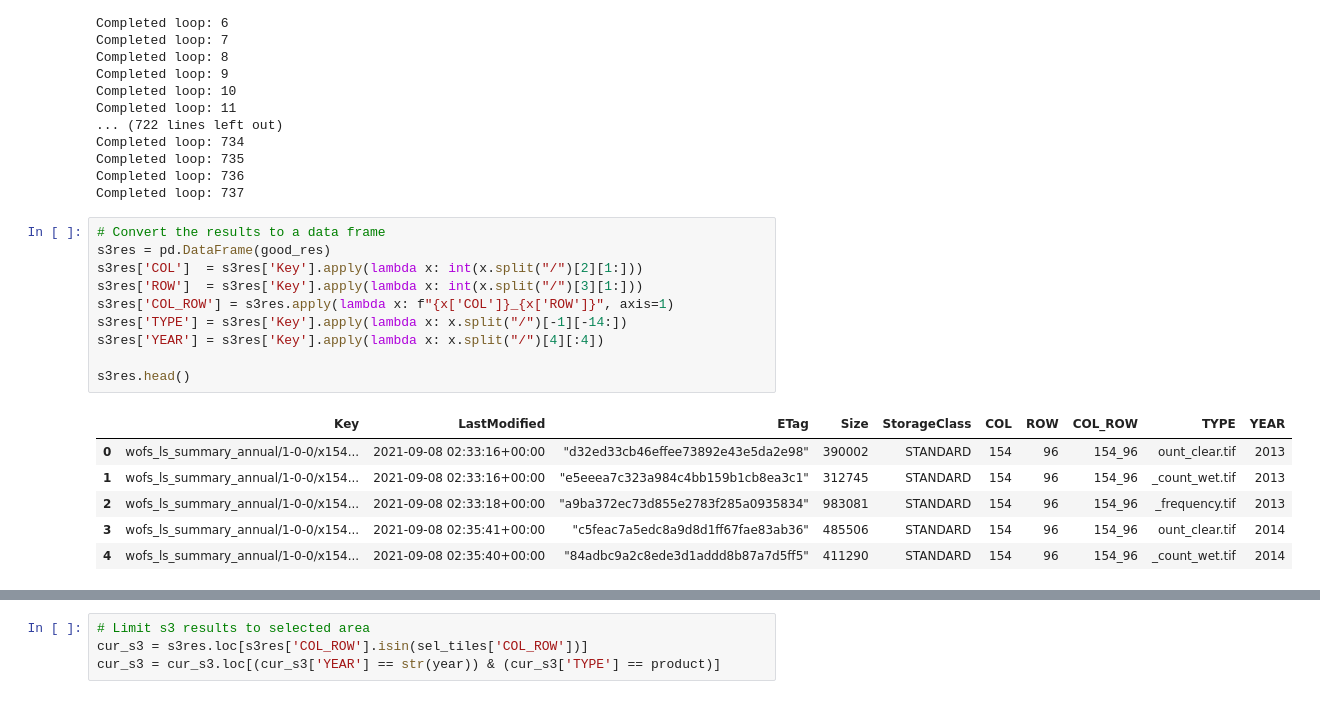
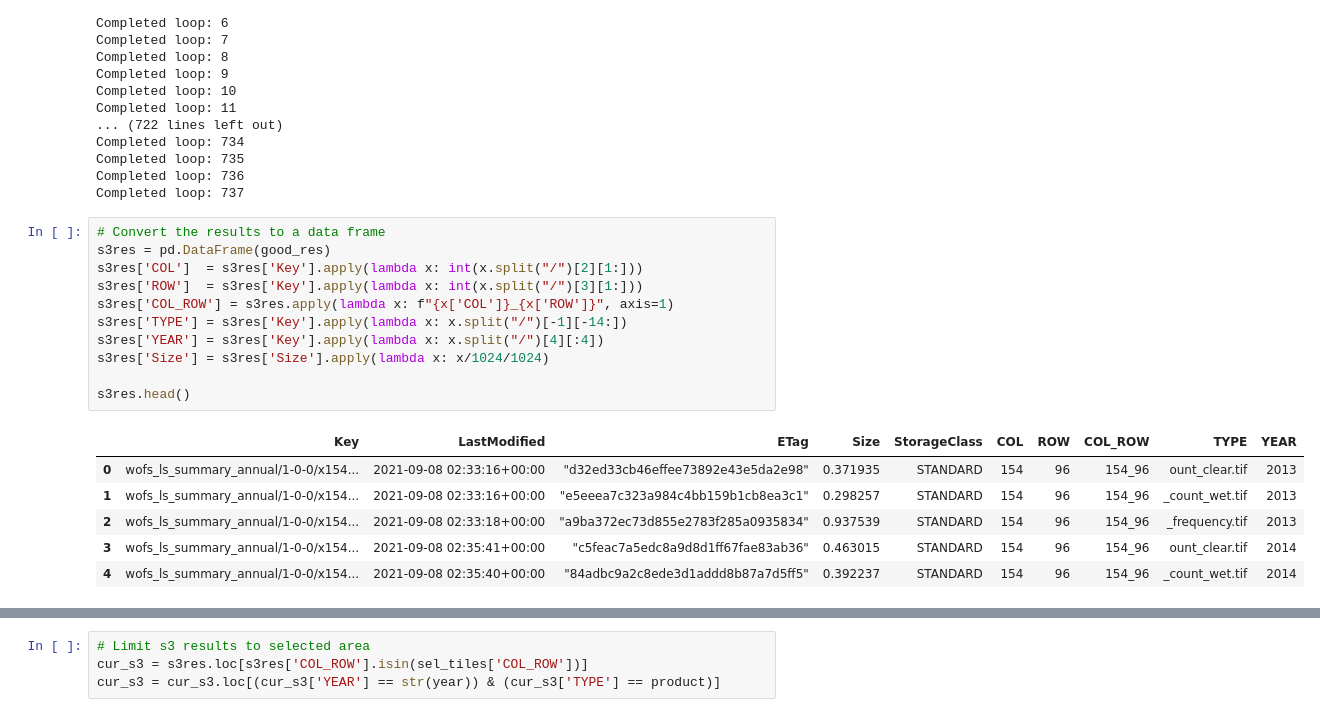
Before and after one commit to worldbank/GOST_PublicGoods, a Jupyter notebook: Implementations/FY22/AWS_EAWPV_ExploreWOfS/AWS_Search_Download.ipynb, the cells around one changed output, grey strips where cells are left out. Cells and saved outputs as stored; diff of their text form.

```diff
--- a/Implementations/FY22/AWS_EAWPV_ExploreWOfS/AWS_Search_Download.ipynb
+++ b/Implementations/FY22/AWS_EAWPV_ExploreWOfS/AWS_Search_Download.ipynb
@@ -84,17 +88,18 @@ Completed loop: 737
 # %%
 # Convert the results to a data frame
 s3res = pd.DataFrame(good_res)
 s3res['COL']  = s3res['Key'].apply(lambda x: int(x.split("/")[2][1:]))
 s3res['ROW']  = s3res['Key'].apply(lambda x: int(x.split("/")[3][1:]))
 s3res['COL_ROW'] = s3res.apply(lambda x: f"{x['COL']}_{x['ROW']}", axis=1)
 s3res['TYPE'] = s3res['Key'].apply(lambda x: x.split("/")[-1][-14:])
 s3res['YEAR'] = s3res['Key'].apply(lambda x: x.split("/")[4][:4])
+s3res['Size'] = s3res['Size'].apply(lambda x: x/1024/1024)
 
 s3res.head()
 # %% [output]
 |  | Key | LastModified | ETag | Size | StorageClass | COL | ROW | COL_ROW | TYPE | YEAR |
-| 0 | wofs_ls_summary_annual/1-0-0/x154... | 2021-09-08 02:33:16+00:00 | "d32ed33cb46effee73892e43e5da2e98" | 390002 | STANDARD | 154 | 96 | 154_96 | ount_clear.tif | 2013 |
-| 1 | wofs_ls_summary_annual/1-0-0/x154... | 2021-09-08 02:33:16+00:00 | "e5eeea7c323a984c4bb159b1cb8ea3c1" | 312745 | STANDARD | 154 | 96 | 154_96 | _count_wet.tif | 2013 |
-| 2 | wofs_ls_summary_annual/1-0-0/x154... | 2021-09-08 02:33:18+00:00 | "a9ba372ec73d855e2783f285a0935834" | 983081 | STANDARD | 154 | 96 | 154_96 | _frequency.tif | 2013 |
-| 3 | wofs_ls_summary_annual/1-0-0/x154... | 2021-09-08 02:35:41+00:00 | "c5feac7a5edc8a9d8d1ff67fae83ab36" | 485506 | STANDARD | 154 | 96 | 154_96 | ount_clear.tif | 2014 |
-| 4 | wofs_ls_summary_annual/1-0-0/x154... | 2021-09-08 02:35:40+00:00 | "84adbc9a2c8ede3d1addd8b87a7d5ff5" | 411290 | STANDARD | 154 | 96 | 154_96 | _count_wet.tif | 2014 |
+| 0 | wofs_ls_summary_annual/1-0-0/x154... | 2021-09-08 02:33:16+00:00 | "d32ed33cb46effee73892e43e5da2e98" | 0.371935 | STANDARD | 154 | 96 | 154_96 | ount_clear.tif | 2013 |
+| 1 | wofs_ls_summary_annual/1-0-0/x154... | 2021-09-08 02:33:16+00:00 | "e5eeea7c323a984c4bb159b1cb8ea3c1" | 0.298257 | STANDARD | 154 | 96 | 154_96 | _count_wet.tif | 2013 |
+| 2 | wofs_ls_summary_annual/1-0-0/x154... | 2021-09-08 02:33:18+00:00 | "a9ba372ec73d855e2783f285a0935834" | 0.937539 | STANDARD | 154 | 96 | 154_96 | _frequency.tif | 2013 |
+| 3 | wofs_ls_summary_annual/1-0-0/x154... | 2021-09-08 02:35:41+00:00 | "c5feac7a5edc8a9d8d1ff67fae83ab36" | 0.463015 | STANDARD | 154 | 96 | 154_96 | ount_clear.tif | 2014 |
+| 4 | wofs_ls_summary_annual/1-0-0/x154... | 2021-09-08 02:35:40+00:00 | "84adbc9a2c8ede3d1addd8b87a7d5ff5" | 0.392237 | STANDARD | 154 | 96 | 154_96 | _count_wet.tif | 2014 |
```
Also changed, not shown: parts of 9 cells of this notebook, 4 other files.
